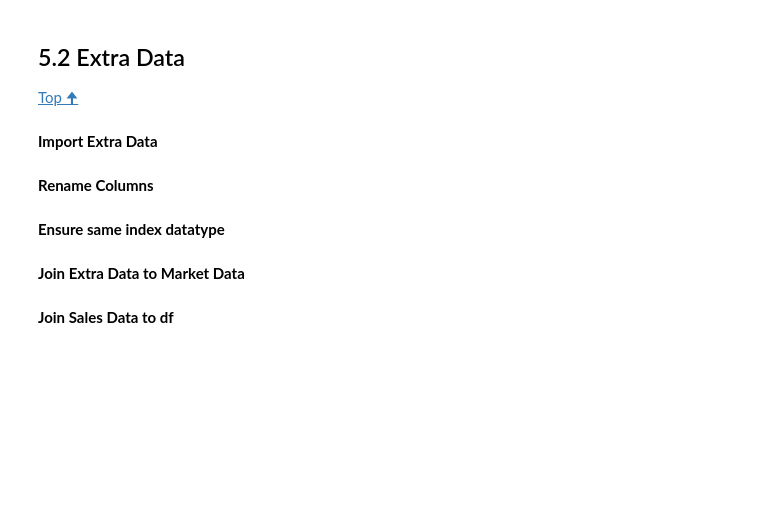
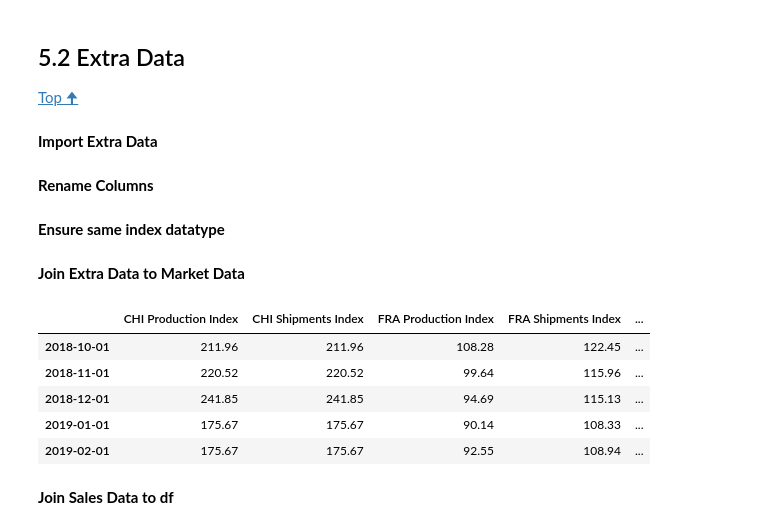
Before and after one commit to MGN19/Siemens-forecast, a Jupyter notebook: 01_EDA (2).ipynb, the cells around one changed output. Saved outputs shown, nothing was run; the diff lists cells and outputs as text; code cells hidden in the pictures; blank space fills up the shorter version.

```diff
--- a/01_EDA (2).ipynb
+++ b/01_EDA (2).ipynb
@@ -828,8 +905,6 @@ market_data_filtered.index = pd.to_datetime(market_data_filtered.index)
 consumer_conf.index = pd.to_datetime(consumer_conf.index)
 business_conf.index = pd.to_datetime(business_conf.index)
 stocks.index = pd.to_datetime(stocks.index)
-consumer_conf.index = pd.to_datetime(consumer_conf.index)
-business_conf.index = pd.to_datetime(business_conf.index)
 covid.index = pd.to_datetime(covid.index)
 clean_energy.index = pd.to_datetime(clean_energy.index)
 fossil_energy.index = pd.to_datetime(fossil_energy.index)
@@ -839,16 +914,21 @@ building_permits.index = pd.to_datetime(building_permits.index)
 # %%
 df = pd.concat([market_data_filtered,
                                   consumer_conf,
                                   business_conf,
                                   stocks,
-                                  consumer_conf,
-                                  business_conf,
                                   covid,
                                   clean_energy,
                                   fossil_energy,
                                   building_permits], axis=1)
 
 df.head(5)
+# %% [output]
+|  | CHI Production Index | CHI Shipments Index | FRA Production Index | FRA Shipments Index | ... |
+| 2018-10-01 | 211.96 | 211.96 | 108.28 | 122.45 | ... |
+| 2018-11-01 | 220.52 | 220.52 | 99.64 | 115.96 | ... |
+| 2018-12-01 | 241.85 | 241.85 | 94.69 | 115.13 | ... |
+| 2019-01-01 | 175.67 | 175.67 | 90.14 | 108.33 | ... |
+| 2019-02-01 | 175.67 | 175.67 | 92.55 | 108.94 | ... |
 # %% [markdown]
 **Join Sales Data to df**
 # %%
```
Also changed, not shown: parts of 16 cells of this notebook, 3 other files.
